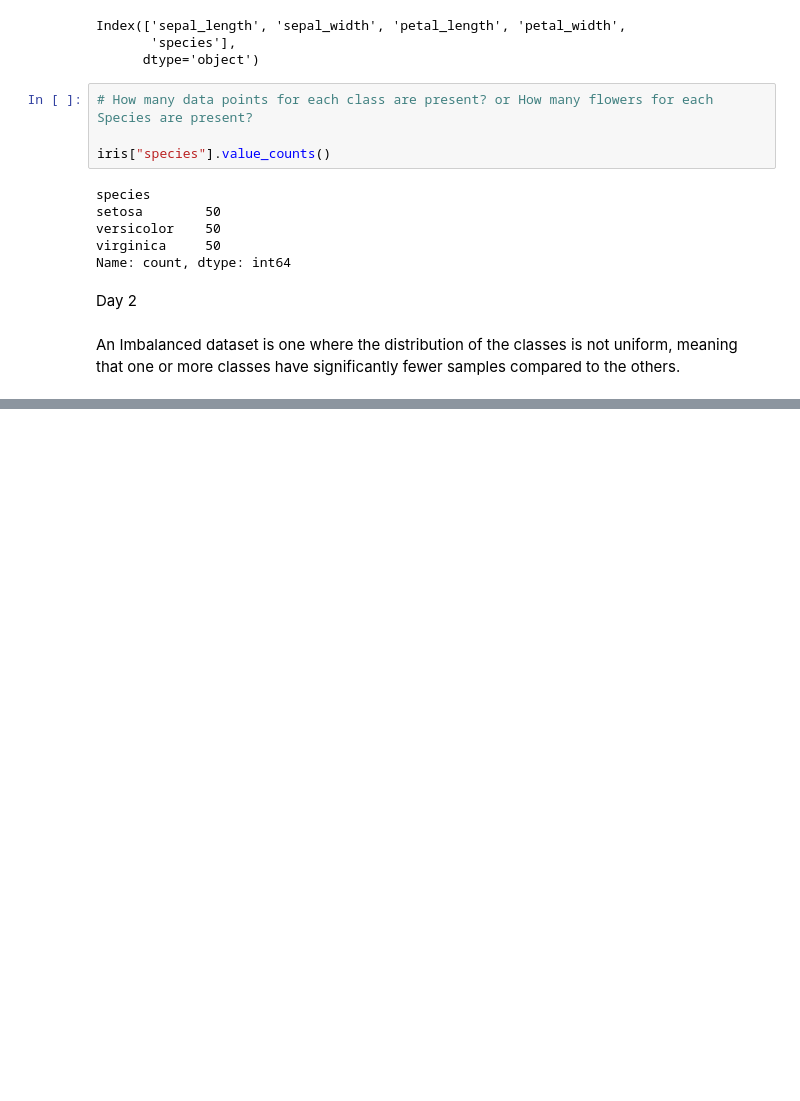
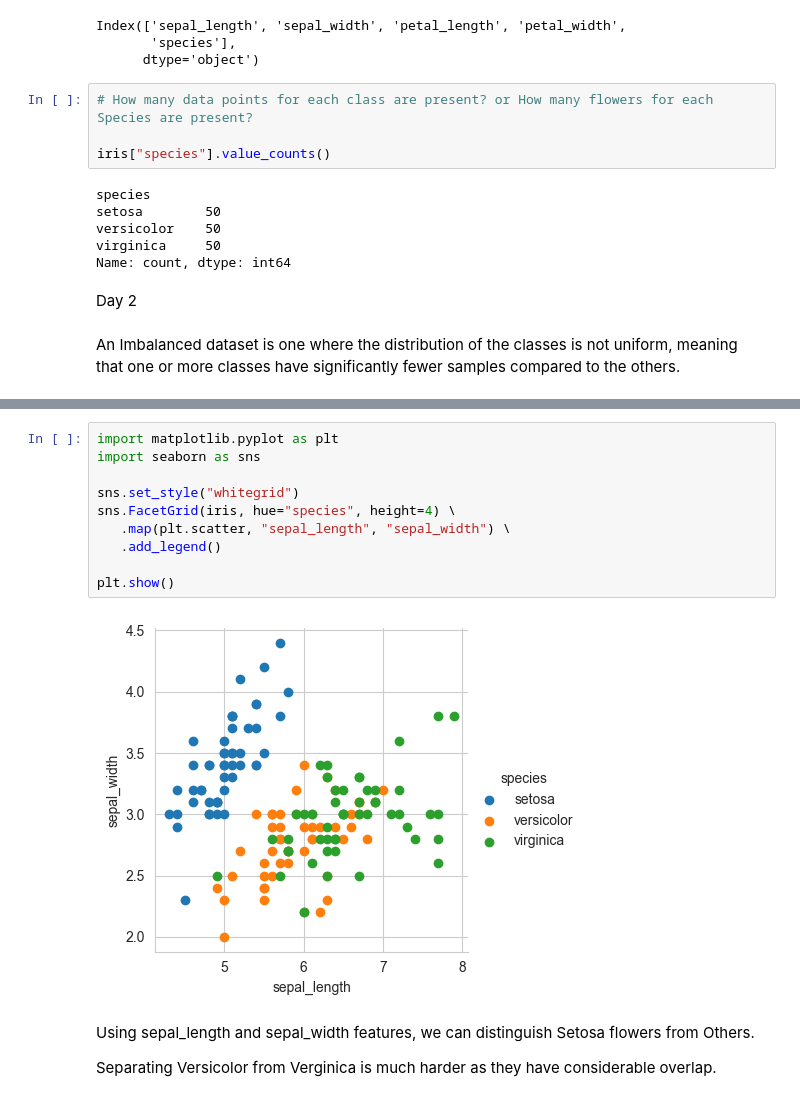
Before and after one commit to anup-byte/EDA, a Jupyter notebook: Exploratory_Data_Analysis.ipynb, the cells around one changed output, grey strips where cells are left out. Drawn from its saved outputs; the diff is of its cells as text; blank space fills up the shorter version.

```diff
--- a/Exploratory_Data_Analysis.ipynb
+++ b/Exploratory_Data_Analysis.ipynb
@@ -65,0 +75,16 @@ An Imbalanced dataset is one where the distribution of the classes is not unifor
+# %%
+import matplotlib.pyplot as plt
+import seaborn as sns
+
+sns.set_style("whitegrid")
+sns.FacetGrid(iris, hue="species", height=4) \
+   .map(plt.scatter, "sepal_length", "sepal_width") \
+   .add_legend()
+
+plt.show()
+# %% [output]
+[figure, added]
+# %% [markdown]
+Using sepal_length and sepal_width features, we can distinguish Setosa flowers from Others.
+
+Separating Versicolor from Verginica is much harder as they have considerable overlap.
```
Also changed, not shown: parts of 3 cells of this notebook.
